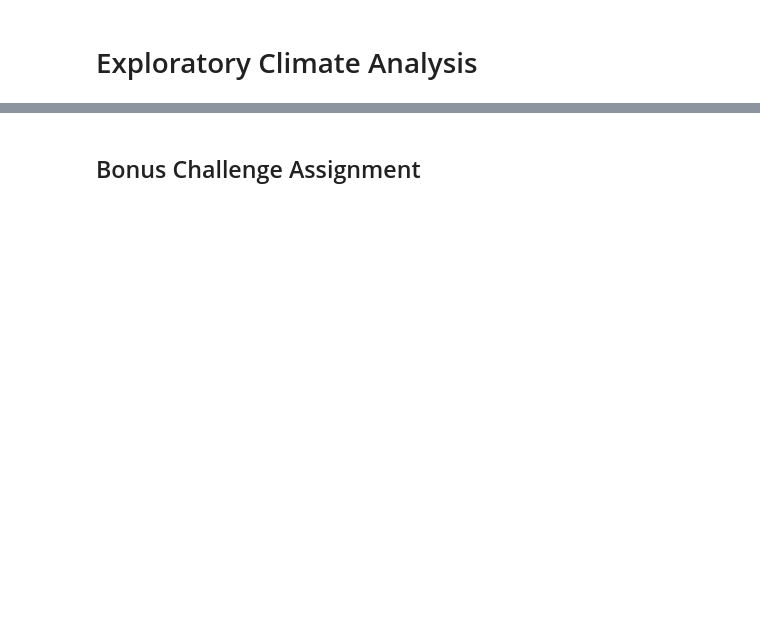
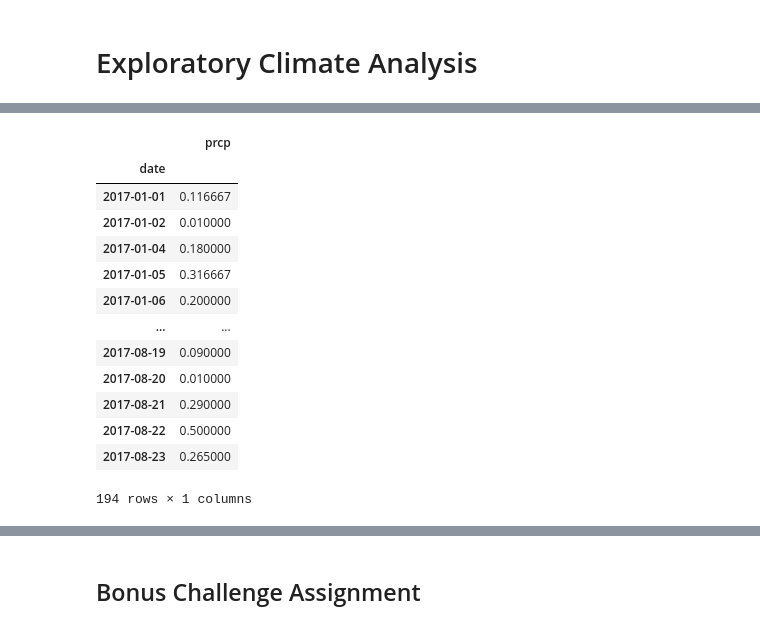
Before and after one commit to iliveonit/sqlalchemy-challenge, a Jupyter notebook: climate_starter.ipynb, the cells around one changed output, grey strips where cells are left out. Cells and saved outputs as stored; diff of their text form; code cells hidden in the pictures; blank space fills up the shorter version.

```diff
--- a/climate_starter.ipynb
+++ b/climate_starter.ipynb
@@ -86,0 +134,21 @@ first_row.__dict__
+# %%
+# Save the query results as a Pandas DataFrame and set the index to the date column
+# Sort the dataframe by date -- already sorted at query level
+
+Prcp_df = pd.DataFrame(Last_12m).groupby("date").mean()
+Prcp_df
+# %% [output]
+|  | prcp |
+| date |  |
+| 2017-01-01 | 0.116667 |
+| 2017-01-02 | 0.010000 |
+| 2017-01-04 | 0.180000 |
+| 2017-01-05 | 0.316667 |
+| 2017-01-06 | 0.200000 |
+| ... | ... |
+| 2017-08-19 | 0.090000 |
+| 2017-08-20 | 0.010000 |
+| 2017-08-21 | 0.290000 |
+| 2017-08-22 | 0.500000 |
+| 2017-08-23 | 0.265000 |
+194 rows × 1 columns
```
Also changed, not shown: parts of 23 cells of this notebook, 1 other file.
